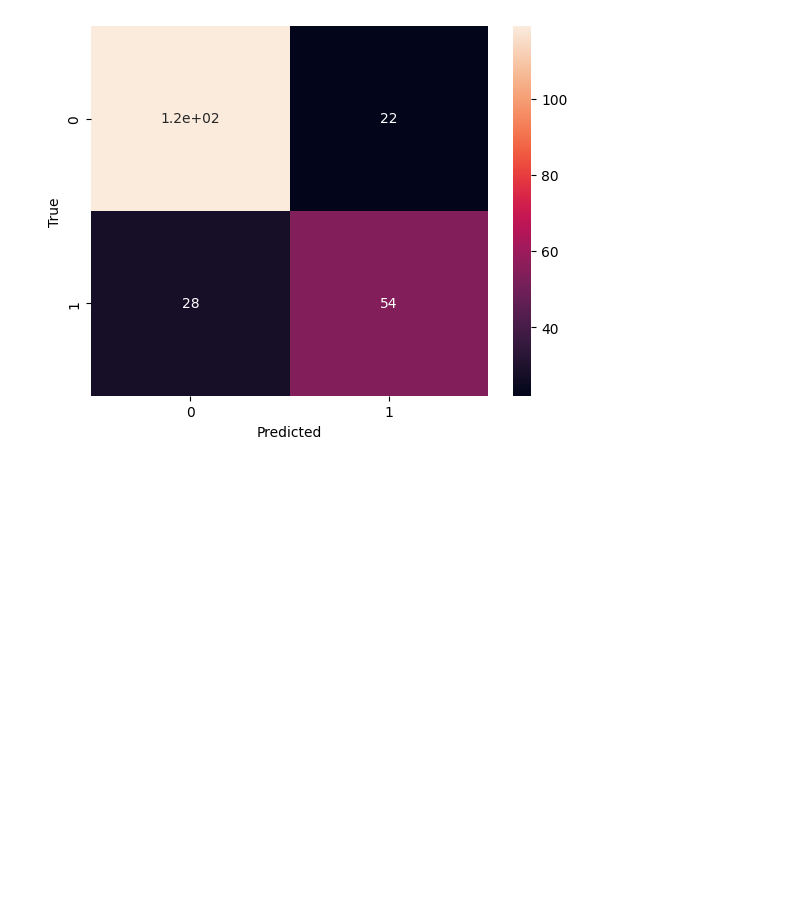
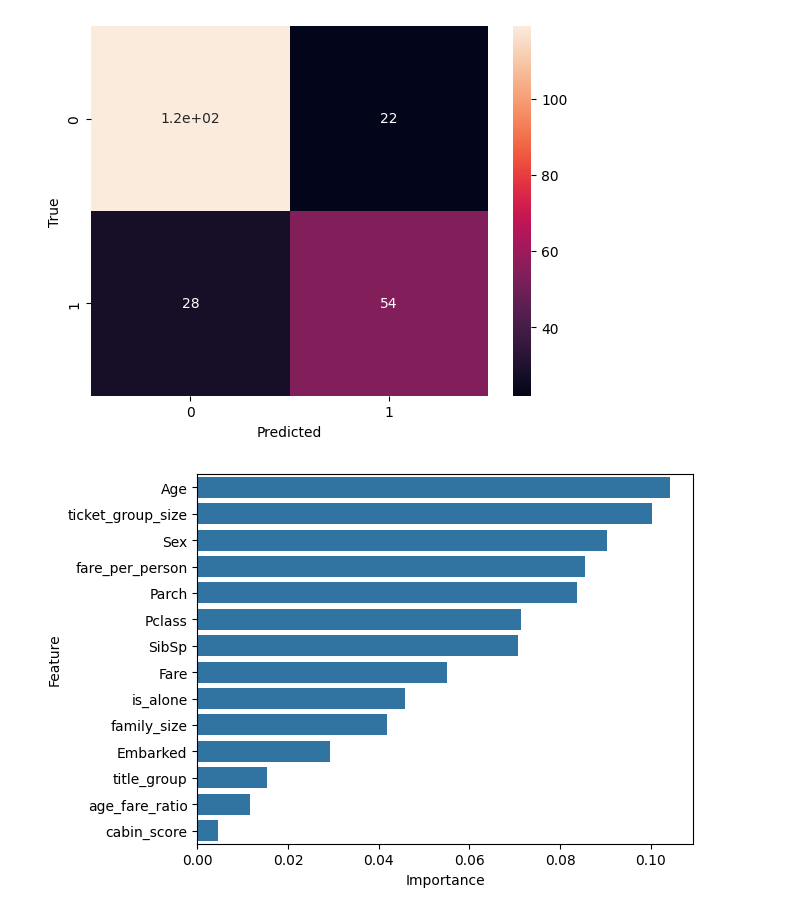
Before and after one commit to hwiminPark/DATA572-Group-7, a Jupyter notebook: main.ipynb, the cells around one changed output. Drawn from its saved outputs; the diff is of its cells as text; code cells hidden in the pictures; blank space fills up the shorter version.

Commit message:
feature importance

```diff
--- a/main.ipynb
+++ b/main.ipynb
@@ -384,3 +384,14 @@ Random Forest
 Best parameters: {'max_depth': 10, 'n_estimators': 200}
 Best score: 0.8558972057008191
 [figure]
+# %%
+# feature importance
+feature_importance = grid_search.best_estimator_.feature_importances_
+feature_importance_dict = {feature: importance for feature, importance in zip(X_train.columns, feature_importance)}
+sorted_features = sorted(feature_importance_dict.items(), key=lambda x: x[1], reverse=True)
+
+importance_df = pd.DataFrame(sorted_features, columns=['Feature', 'Importance'])
+sns.barplot(x='Importance', y='Feature', data=importance_df)
+plt.show()
+# %% [output]
+[figure, added]
```
